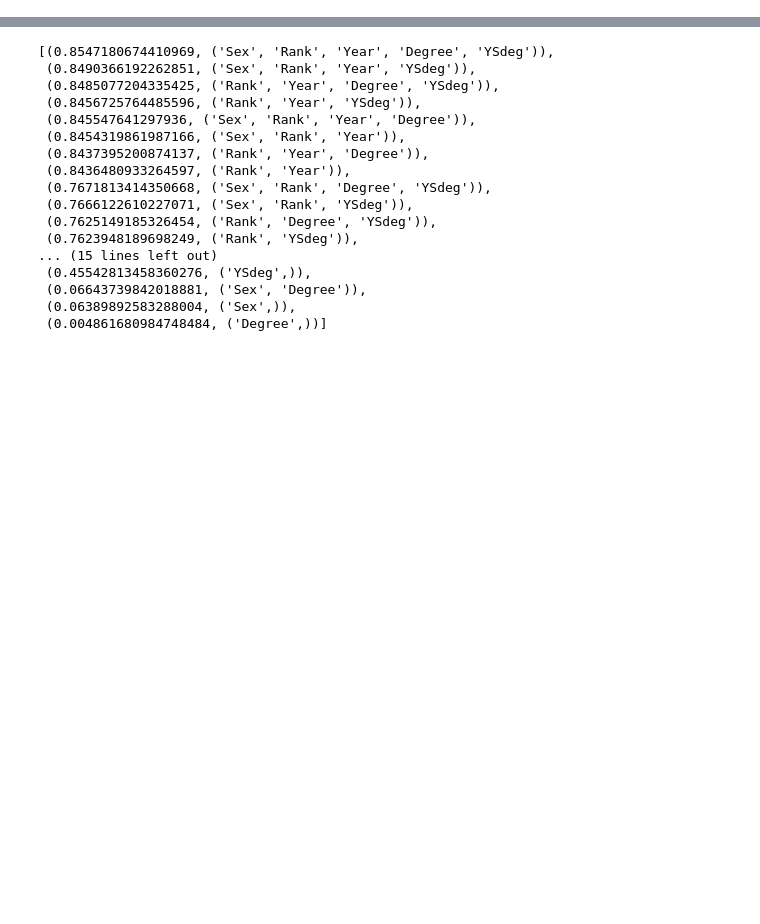
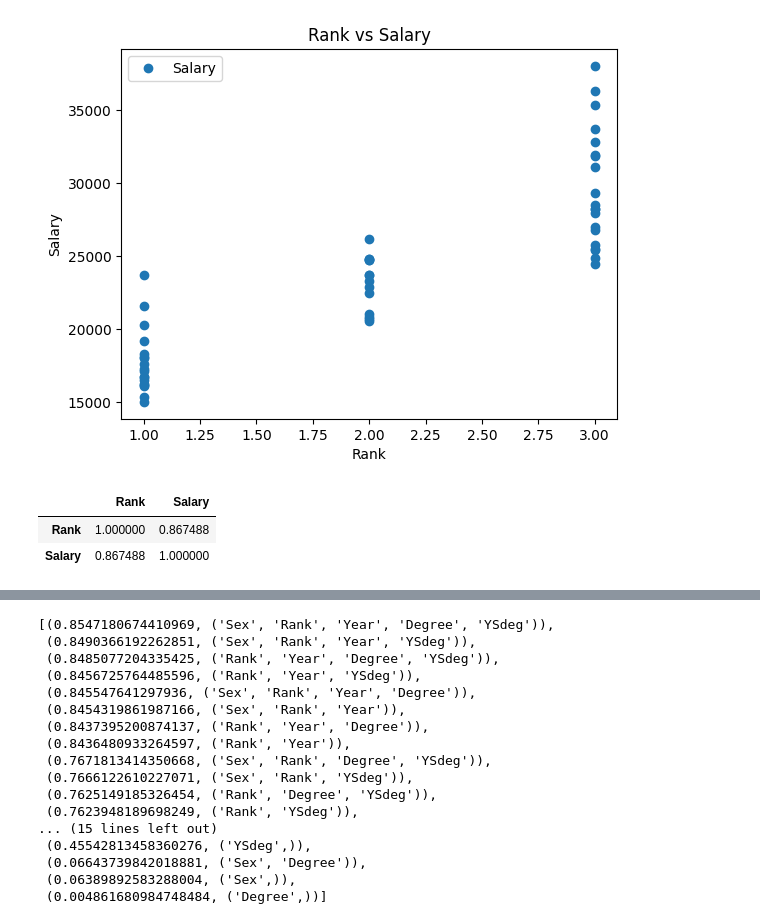
Before and after one commit to Jithu1602/Assignment-7, a Jupyter notebook: Assignment 7.ipynb, the cells around one changed output, grey strips where cells are left out. Drawn from its saved outputs; the diff is of its cells as text; code cells hidden in the pictures; blank space fills up the shorter version.

```diff
--- a/Assignment 7.ipynb
+++ b/Assignment 7.ipynb
@@ -11,0 +124,14 @@ salary_discrim_cols = ['Sex', 'Rank', 'Year', 'Degree', 'YSdeg']
+# %%
+data.plot(x='Rank', y='Salary', style='o')
+plt.title('Rank vs Salary')
+plt.xlabel('Rank')
+plt.ylabel('Salary')
+plt.show()
+# %% [output]
+[figure, added]
+# %%
+data[['Rank','Salary']].corr()
+# %% [output]
+|  | Rank | Salary |
+| Rank | 1.000000 | 0.867488 |
+| Salary | 0.867488 | 1.000000 |
```
Also changed, not shown: parts of 47 cells of this notebook.
